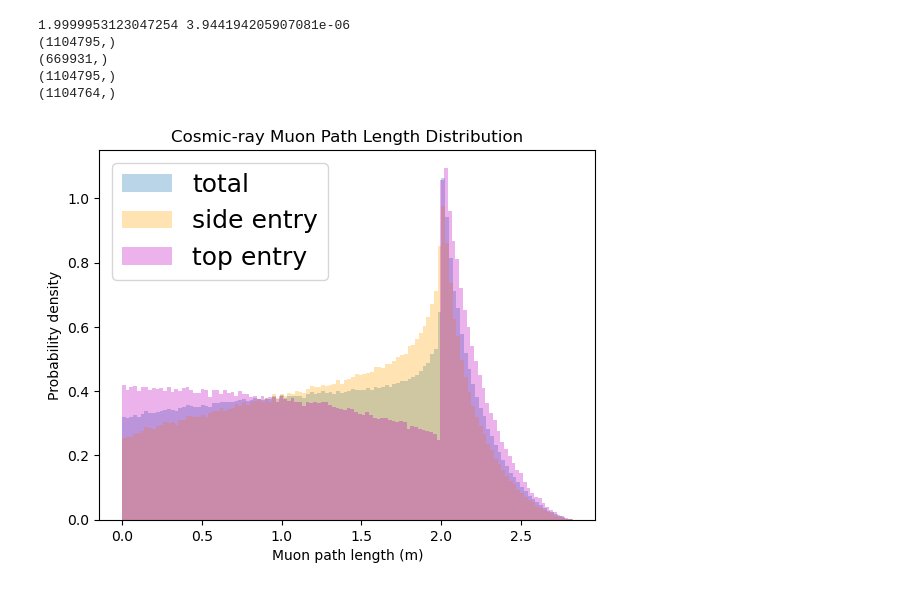
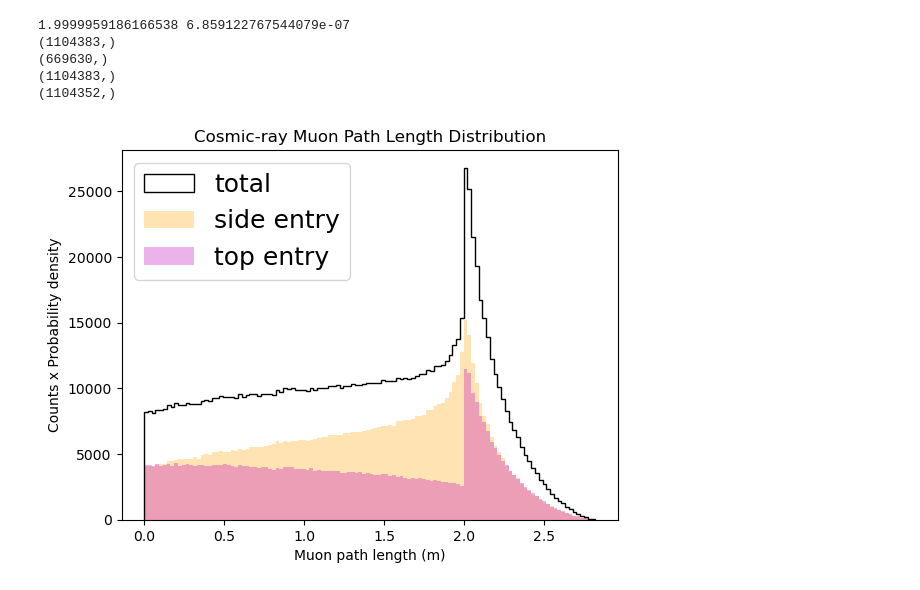
Before and after one commit to villano-lab/NaI_Array_Firmware, a Jupyter notebook: test_firmwares/TrigTest7/data_analysis/Analysis_Notebook/muon_generalized_gpt.ipynb, the cells around one changed output. Cells and saved outputs as stored; diff of their text form; code cells hidden in the pictures.

```diff
--- a/test_firmwares/TrigTest7/data_analysis/Analysis_Notebook/muon_generalized_gpt.ipynb
+++ b/test_firmwares/TrigTest7/data_analysis/Analysis_Notebook/muon_generalized_gpt.ipynb
@@ -9,7 +9,7 @@ R = 1.0
 Rwide = 10*R
 H = 2
 a = 1.3
-N = 100_000_000  # easily scalable to 10M+
+N = 100_000_000 # easily scalable to 10M+
 
 # ----------------------------
 # Entry points (top surface)
@@ -131,40 +131,44 @@ t_side_out = np.where((h_out<=H),tmax_out-tmin_out,np.sqrt(s1**2+s2**2))
 print(np.max(s1[h_out>H]),np.min(s1[h_out>H]))
 #print(np.max(tmin_out),np.min(tmin_out))
 #print(vz_out[np.argmax(tmin_out)],vz_out[np.argmin(tmin_out)])
 #print(np.max(t1_out),np.min(t1_out))
 #print(np.max(h_out),np.min(h_out))
 #print(np.max(t_side_out[h_out<=H]),np.min(t_side_out[h_out<=H]))
 
 lengths_out = t_side_out
 
 # remove NaNs
 lengths_out = lengths_out[np.isfinite(lengths_out)]
 #print(np.max(lengths_out),np.min(lengths_out))
 
 
 lengths = np.append(lengths_in,lengths_out)
 
 print(np.shape(lengths))
 print(np.shape(lengths_out))
 print(np.shape(lengths[lengths>0.0]))
 print(np.shape(lengths[lengths<2.8]))
 
 # ----------------------------
 # Histogram
 # ----------------------------
-plt.hist(lengths, bins=120, density=True,alpha=0.3,label='total')
-plt.hist(lengths_out, bins=120, density=True,color='orange',alpha=0.3,label='side entry')
-plt.hist(lengths_in, bins=120, density=True,color='m',alpha=0.3,label='top entry')
+plt.hist(lengths, bins=120, density=False,alpha=1.0,label='total',histtype='step',color='k')
+plt.hist(lengths_out, bins=120, density=False,color='orange',alpha=0.3,label='side entry')
+plt.hist(lengths_in, bins=120, density=False,color='m',alpha=0.3,label='top entry')
+
+#plt.hist([lengths,lengths_out,lengths_in], bins=120, density=True, alpha=1.0, label=['total','side entry','top entry'] \
+#         ,align='mid',color=['b','orange','m'],stacked=False)
+
 plt.legend(loc=2,prop={'size':18})
 plt.yscale('linear')
 plt.xlabel("Muon path length (m)")
-plt.ylabel("Probability density")
+plt.ylabel("Counts x Probability density")
 plt.title("Cosmic-ray Muon Path Length Distribution")
 plt.show()
 # %% [output]
-1.9999953123047254 3.944194205907081e-06
-(1104795,)
-(669931,)
-(1104795,)
-(1104764,)
+1.9999959186166538 6.859122767544079e-07
+(1104383,)
+(669630,)
+(1104383,)
+(1104352,)
-[figure, old version]
+[figure, new version]
```
